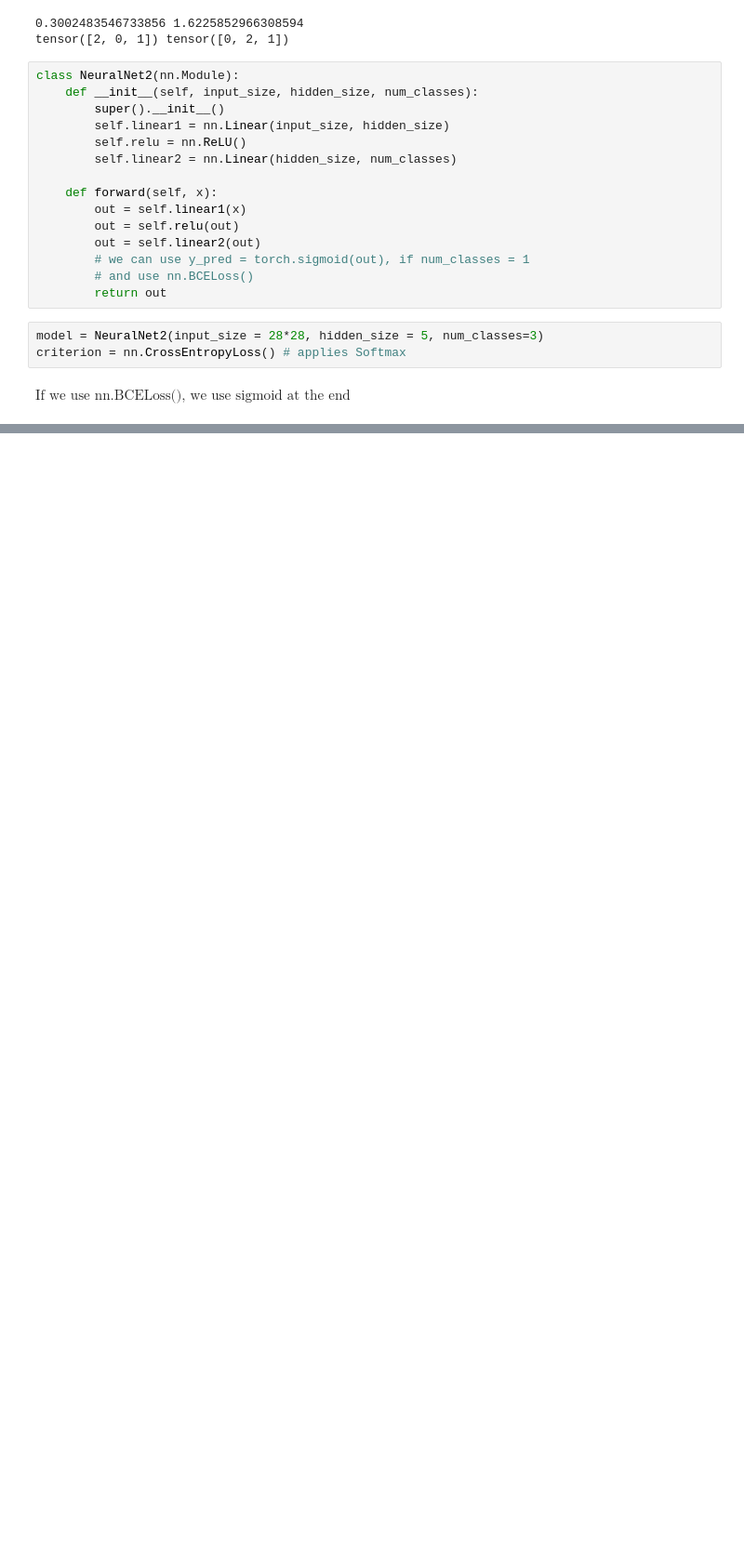
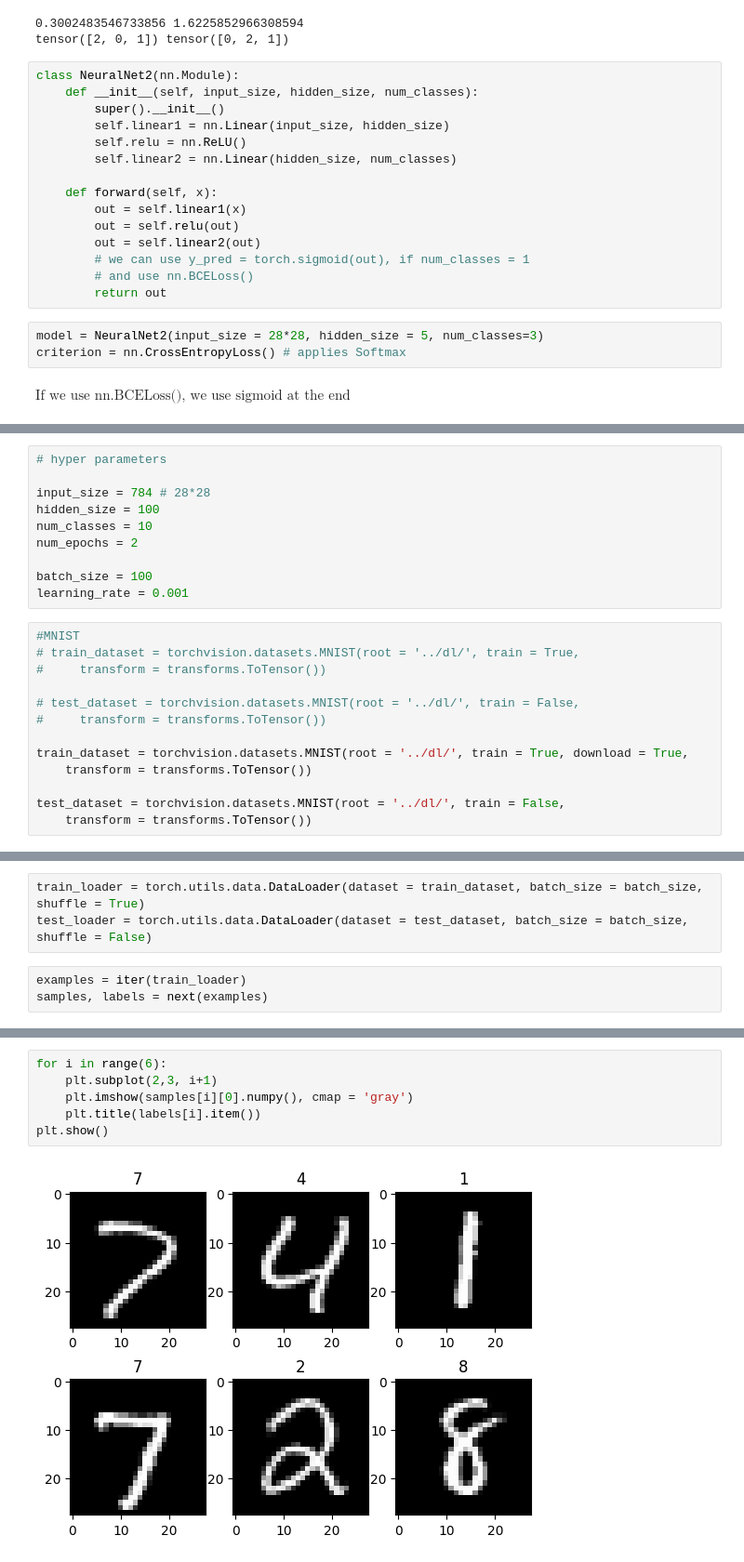
Before and after one commit to barracuda049/dl, a Jupyter notebook: sw.ipynb, the cells around one changed output, grey strips where cells are left out. Shown: that part at 93% size. Saved outputs shown, nothing was run; the diff lists cells and outputs as text; blank space fills up the shorter version.

```diff
--- a/sw.ipynb
+++ b/sw.ipynb
@@ -1357,0 +1390,23 @@ Extracting /files/MNIST\raw\t10k-labels-idx1-ubyte.gz to /files/MNIST\raw
+# %%
+# hyper parameters
+
+input_size = 784 # 28*28
+hidden_size = 100
+num_classes = 10
+num_epochs = 2
+
+batch_size = 100
+learning_rate = 0.001
+# %%
+#MNIST
+# train_dataset = torchvision.datasets.MNIST(root = '../dl/', train = True,
+#     transform = transforms.ToTensor())
+
+# test_dataset = torchvision.datasets.MNIST(root = '../dl/', train = False,
+#     transform = transforms.ToTensor())
+
+train_dataset = torchvision.datasets.MNIST(root = '../dl/', train = True, download = True,
+    transform = transforms.ToTensor())
+
+test_dataset = torchvision.datasets.MNIST(root = '../dl/', train = False,
+    transform = transforms.ToTensor())
@@ -1357,0 +1429,6 @@ Extracting /files/MNIST\raw\t10k-labels-idx1-ubyte.gz to /files/MNIST\raw
+# %%
+train_loader = torch.utils.data.DataLoader(dataset = train_dataset, batch_size = batch_size, shuffle = True)
+test_loader = torch.utils.data.DataLoader(dataset = test_dataset, batch_size = batch_size, shuffle = False)
+# %%
+examples = iter(train_loader)
+samples, labels = next(examples)
@@ -1357,0 +1439,8 @@ Extracting /files/MNIST\raw\t10k-labels-idx1-ubyte.gz to /files/MNIST\raw
+# %%
+for i in range(6):
+    plt.subplot(2,3, i+1)
+    plt.imshow(samples[i][0].numpy(), cmap = 'gray')
+    plt.title(labels[i].item())
+plt.show()
+# %% [output]
+[figure, added]
```
Also changed, not shown: parts of 53 cells of this notebook.
